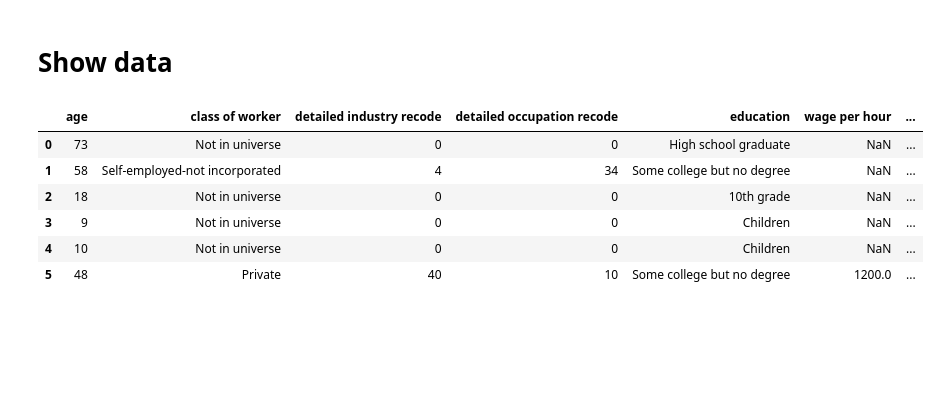
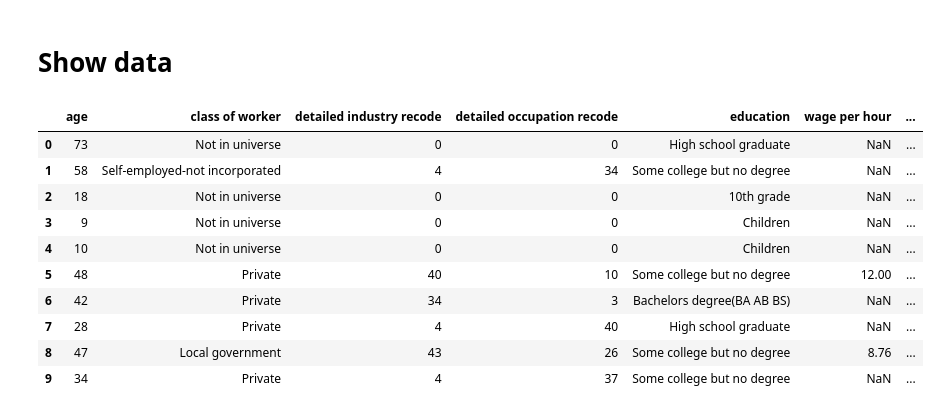
Before and after one commit to ThomasBrue/second-assignment-data-science, a Jupyter notebook: censusIncome.ipynb, the cells around one changed output. Saved outputs shown, nothing was run; the diff lists cells and outputs as text; code cells hidden in the pictures; blank space fills up the shorter version.

```diff
--- a/censusIncome.ipynb
+++ b/censusIncome.ipynb
@@ -33,15 +33,27 @@ raw_data = pd.read_csv('./census-income.data', sep=',',
 names = ['age', 'class of worker', 'detailed industry recode', 'detailed occupation recode', 'education', 'wage per hour', 'enroll in edu inst last wk', 'marital stat', 'major industry code', 'major occupation code', 'race', 'hispanic origin', 'sex', 'member', 'reason for unemployment', 'full or part time employment stat', 'capital gains', 'capital losses', 'dividends from stocks', 'tax filer stat', 'region of previous residence', 'state of previous residence', 'detailed household and family stat', 'detailed household summary in household',  'instance weight', 'migration code-change in msa', 'migration code-change in reg', 'migration code-move within reg', 'live in this house 1 year ago', 'migration prev res in sunbelt', 'num persons worked for employer', 'family members under 18', 'country of birth father', 'country of birth mother', 'country of birth self', 'citizenship', 'own business or self employed', 'fill inc questionnaire for veterans admin', 'veterans benefits', 'weeks worked in year', 'year', '???'])
 # %% [markdown]
 # Show data
-# %%
-
-raw_data['wage per hour'] = raw_data['wage per hour'].apply(lambda value: None if value == 0 else value)
-raw_data.head(6)
-# %% [output]
-|  | age | class of worker | detailed industry recode | detailed occupation recode | education | wage per hour | ... |
-| 0 | 73 | Not in universe | 0 | 0 | High school graduate | NaN | ... |
-| 1 | 58 | Self-employed-not incorporated | 4 | 34 | Some college but no degree | NaN | ... |
-| 2 | 18 | Not in universe | 0 | 0 | 10th grade | NaN | ... |
-| 3 | 9 | Not in universe | 0 | 0 | Children | NaN | ... |
-| 4 | 10 | Not in universe | 0 | 0 | Children | NaN | ... |
-| 5 | 48 | Private | 40 | 10 | Some college but no degree | 1200.0 | ... |
+# %%
+
+raw_data['wage per hour'] = raw_data['wage per hour'].apply(lambda value: value / 100)
+raw_data['wage per hour'] = raw_data['wage per hour'].apply(lambda value: None if value == 0 else value)
+
+raw_data['major industry code'] = raw_data['major industry code'].apply(lambda value: None if value == " Not in universe or children" else value)
+
+raw_data['major industry code'] = raw_data['major industry code'].apply(lambda value: None if value == " Not in universe or children" else value)
+
+
+
+raw_data.head(10)
+# %% [output]
+|  | age | class of worker | detailed industry recode | detailed occupation recode | education | wage per hour | ... |
+| 0 | 73 | Not in universe | 0 | 0 | High school graduate | NaN | ... |
+| 1 | 58 | Self-employed-not incorporated | 4 | 34 | Some college but no degree | NaN | ... |
+| 2 | 18 | Not in universe | 0 | 0 | 10th grade | NaN | ... |
+| 3 | 9 | Not in universe | 0 | 0 | Children | NaN | ... |
+| 4 | 10 | Not in universe | 0 | 0 | Children | NaN | ... |
+| 5 | 48 | Private | 40 | 10 | Some college but no degree | 12.00 | ... |
+| 6 | 42 | Private | 34 | 3 | Bachelors degree(BA AB BS) | NaN | ... |
+| 7 | 28 | Private | 4 | 40 | High school graduate | NaN | ... |
+| 8 | 47 | Local government | 43 | 26 | Some college but no degree | 8.76 | ... |
+| 9 | 34 | Private | 4 | 37 | Some college but no degree | NaN | ... |
```
Also changed, not shown: parts of 10 cells of this notebook, 1 other file.
